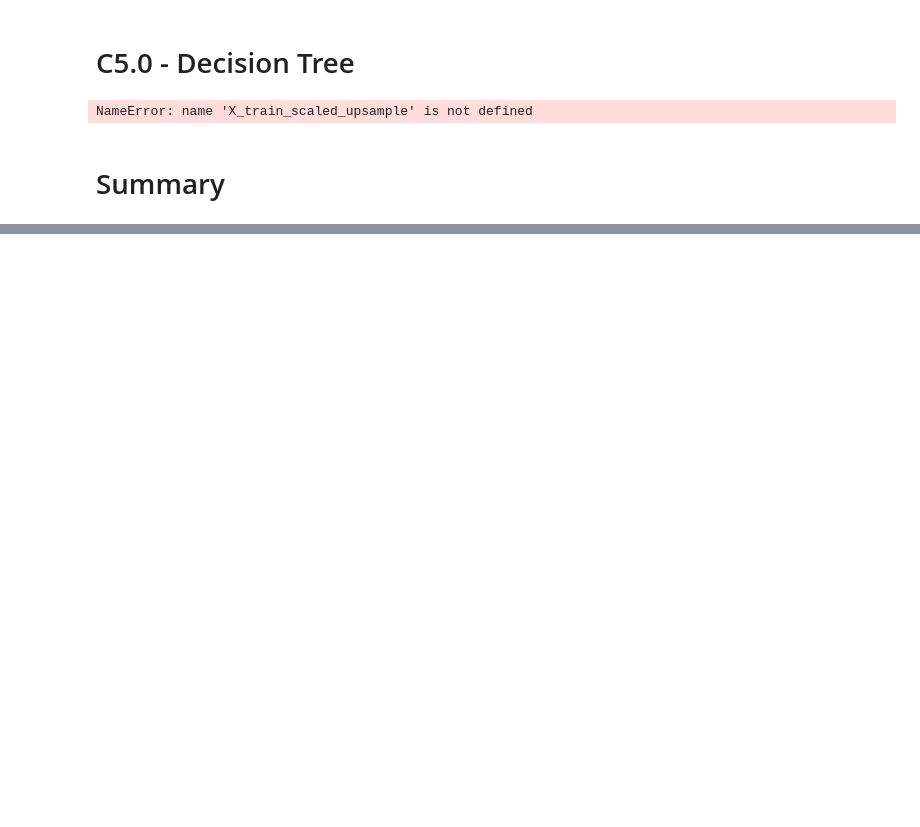
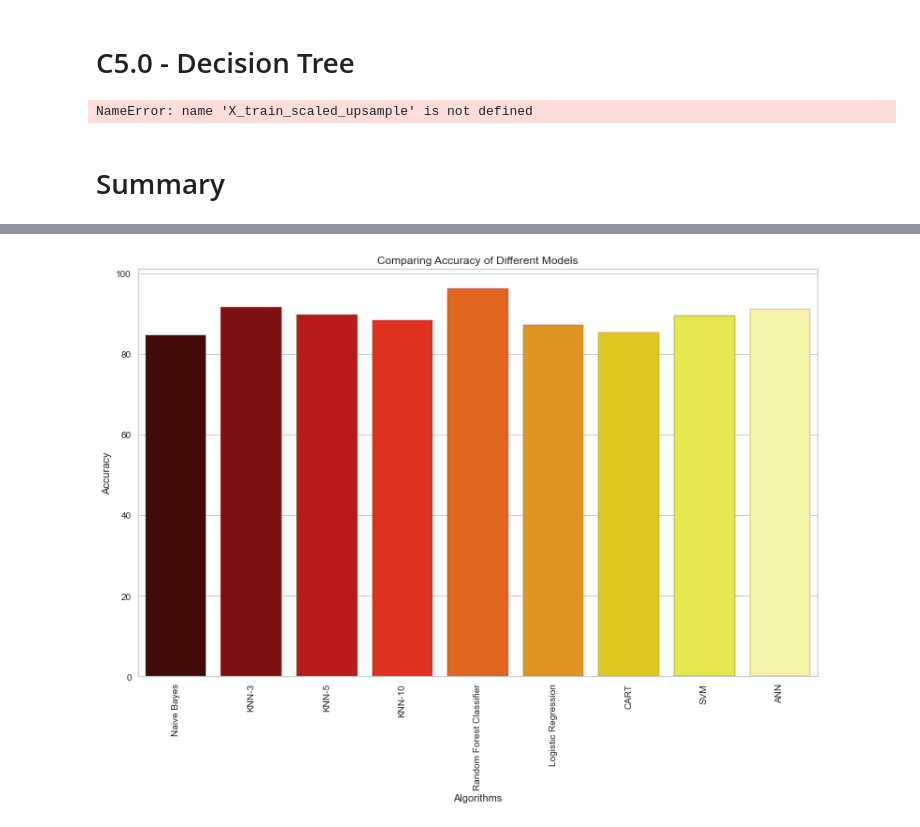
Before and after one commit to juzer25/Brain_Stroke_Prediction, a Jupyter notebook: kddm_project_Brain_Stroke_Prediction.ipynb, the cells around one changed output, grey strips where cells are left out. Drawn from its saved outputs; the diff is of its cells as text; code cells hidden in the pictures; blank space fills up the shorter version.

```diff
--- a/kddm_project_Brain_Stroke_Prediction.ipynb
+++ b/kddm_project_Brain_Stroke_Prediction.ipynb
@@ -310,0 +308,4 @@ ANN_results
+# %%
+from sklearn.metrics import accuracy_score
+ann_score = float(str(accuracy_score(y_test, model_preds) * 100)[:5])
+ann_score
@@ -949,0 +876,4 @@ plt.bar(["nb","knn3","knn5","knn10","rfc","lr","cart","svc"], height=acc, color=
+# %%
+dataA = [["Naive Bayes",nb_score],["KNN-3",knn3],["KNN-5",knn5],["KNN-10",knn10],["Random Forest Classifier",rfc_score],["Logistic Regression",lr_score],["CART",cart_score],["SVM",svc_score], ["ANN",ann_score]]
+dataA = pd.DataFrame(dataA, columns=["Algorithms","Accuracy"])
+dataA
@@ -949,0 +891,8 @@ plt.bar(["nb","knn3","knn5","knn10","rfc","lr","cart","svc"], height=acc, color=
+# %%
+plt.subplots(figsize=(13,8))
+sns.barplot(x="Algorithms", y="Accuracy", data=dataA,palette='hot',edgecolor=sns.color_palette('dark',7))
+plt.xticks(rotation=90)
+plt.title('Comparing Accuracy of Different Models')
+plt.show()
+# %% [output]
+[figure, added]
```
Also changed, not shown: parts of 71 cells of this notebook.
